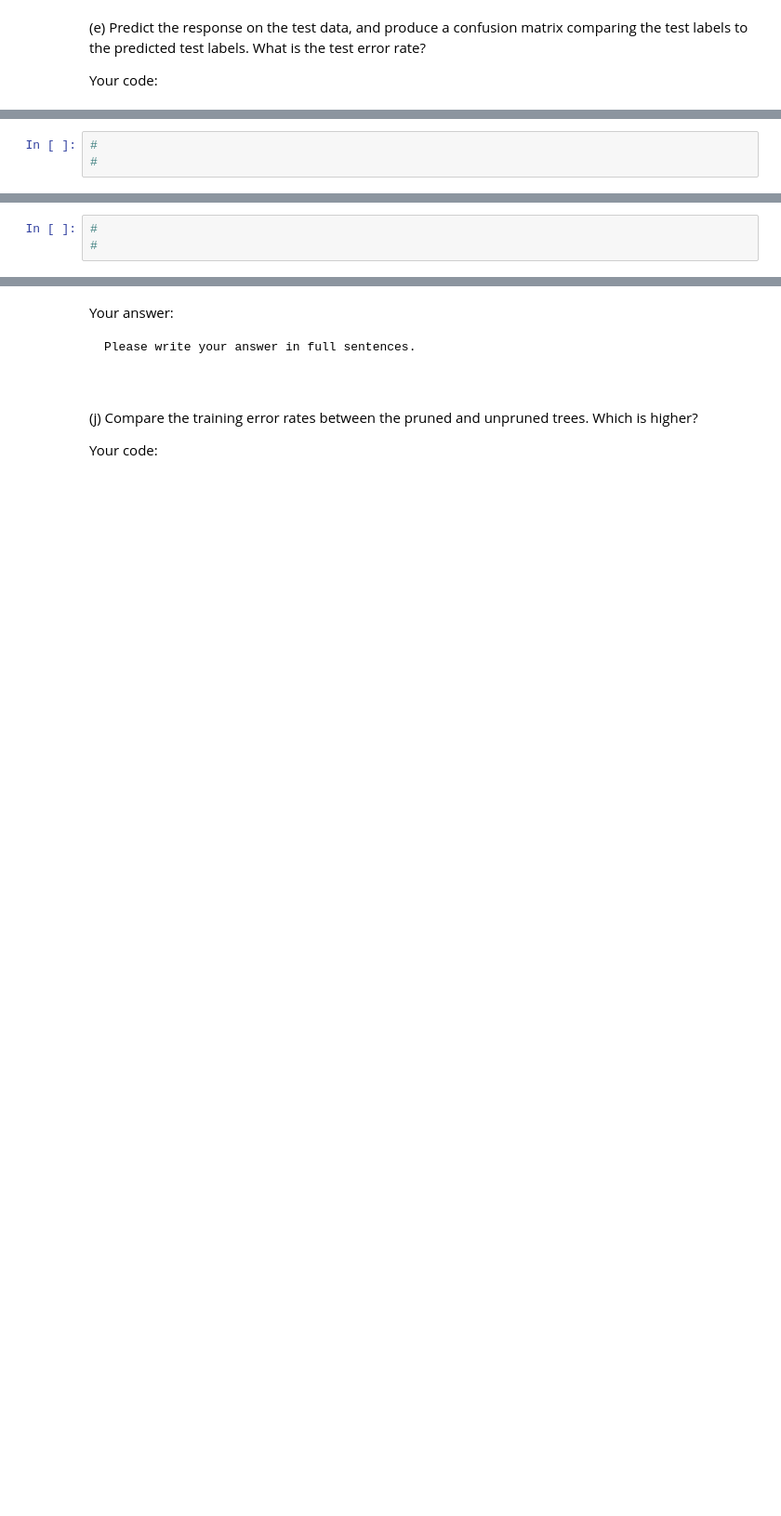
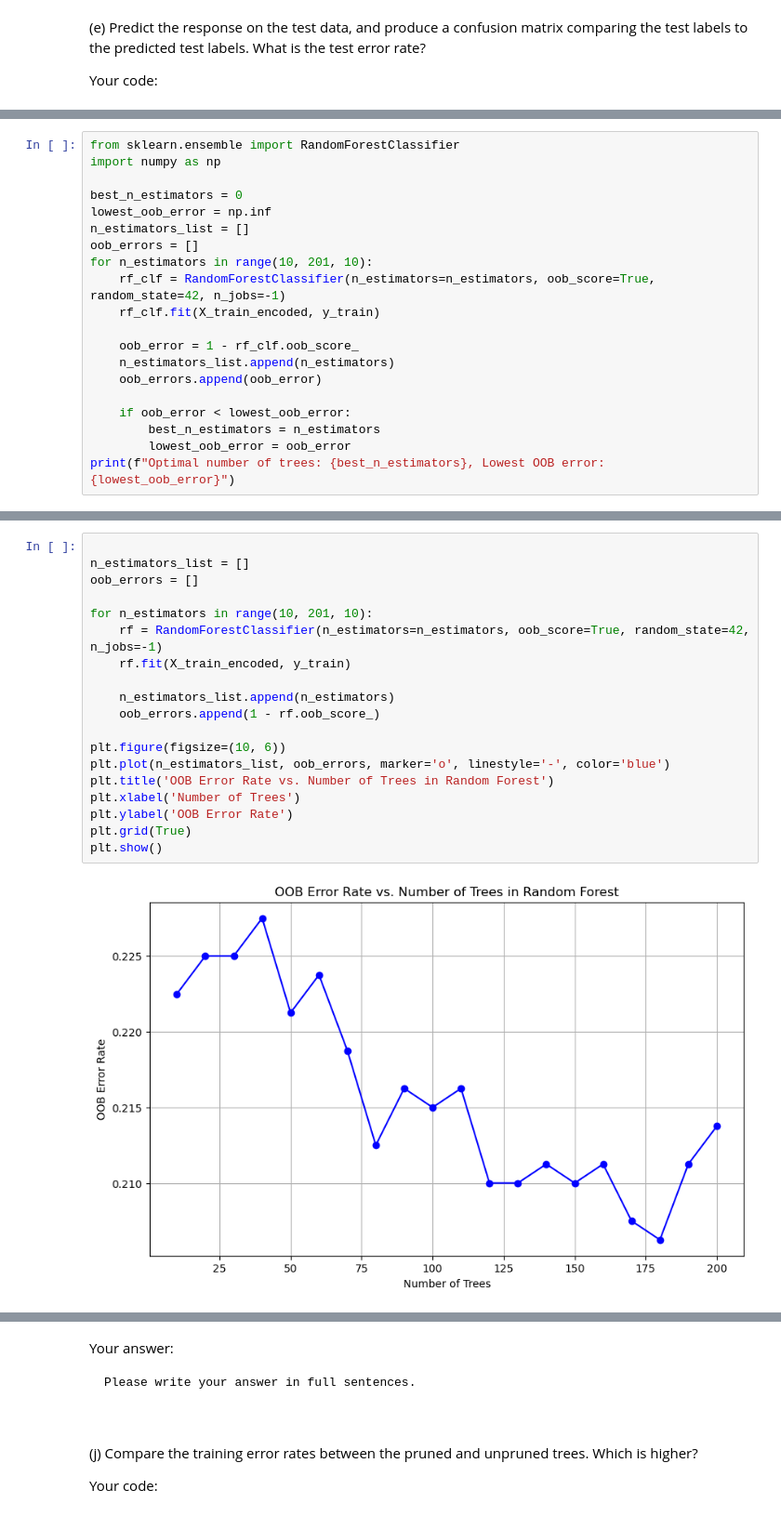
Before and after one commit to BU-MSSP-Classroom/MA679_Spring2024_07_tree_ensemble-Ye1203, a Jupyter notebook: Ch08_TreeEnsemble_Python.ipynb, the cells around one changed output, grey strips where cells are left out. Shown at 93% size. Saved outputs shown, nothing was run; the diff lists cells and outputs as text; blank space fills up the shorter version.

```diff
--- a/Ch08_TreeEnsemble_Python.ipynb
+++ b/Ch08_TreeEnsemble_Python.ipynb
@@ -234,5 +339,22 @@ Please write your answer in full sentences.
 the optimal tree size.
 Your code:
 # %%
-#
-#
+from sklearn.ensemble import RandomForestClassifier
+import numpy as np
+
+best_n_estimators = 0
+lowest_oob_error = np.inf
+n_estimators_list = []
+oob_errors = []
+for n_estimators in range(10, 201, 10):
+    rf_clf = RandomForestClassifier(n_estimators=n_estimators, oob_score=True, random_state=42, n_jobs=-1)
+    rf_clf.fit(X_train_encoded, y_train)
+
+    oob_error = 1 - rf_clf.oob_score_
+    n_estimators_list.append(n_estimators)
+    oob_errors.append(oob_error)
+
+    if oob_error < lowest_oob_error:
+        best_n_estimators = n_estimators
+        lowest_oob_error = oob_error
+print(f"Optimal number of trees: {best_n_estimators}, Lowest OOB error: {lowest_oob_error}")
@@ -249,6 +373,24 @@ Please write your answer in full sentences.
 classification error rate on the y-axis.
 Your code:
 # %%
-#
-#
+
+n_estimators_list = []
+oob_errors = []
+
+for n_estimators in range(10, 201, 10):
+    rf = RandomForestClassifier(n_estimators=n_estimators, oob_score=True, random_state=42, n_jobs=-1)
+    rf.fit(X_train_encoded, y_train)
+
+    n_estimators_list.append(n_estimators)
+    oob_errors.append(1 - rf.oob_score_)
+
+plt.figure(figsize=(10, 6))
+plt.plot(n_estimators_list, oob_errors, marker='o', linestyle='-', color='blue')
+plt.title('OOB Error Rate vs. Number of Trees in Random Forest')
+plt.xlabel('Number of Trees')
+plt.ylabel('OOB Error Rate')
+plt.grid(True)
+plt.show()
+# %% [output]
+[figure, added]
 # %% [markdown]
```
Also changed, not shown: parts of 24 cells of this notebook.
